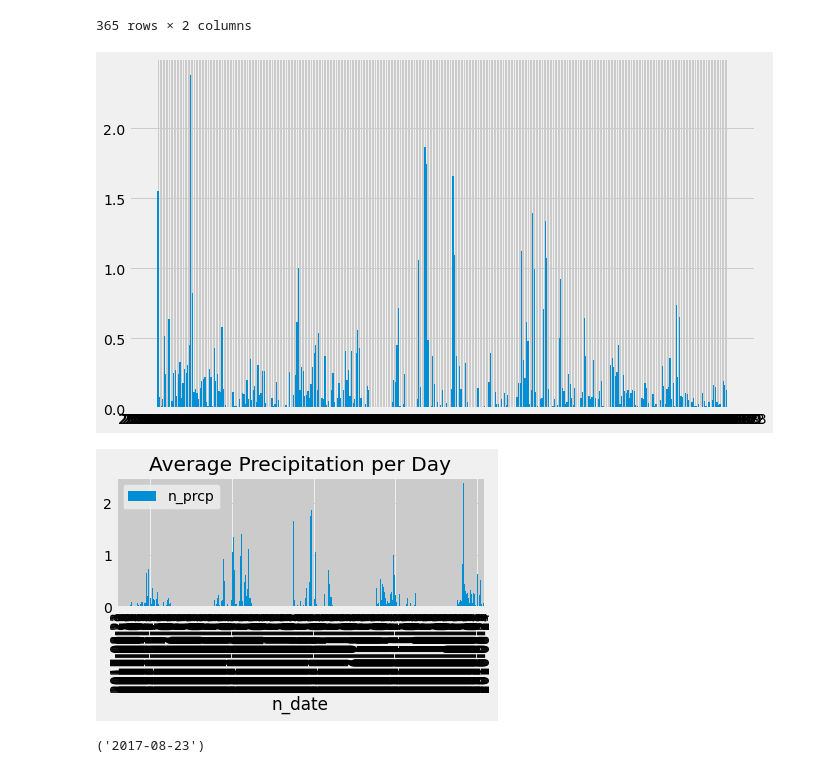
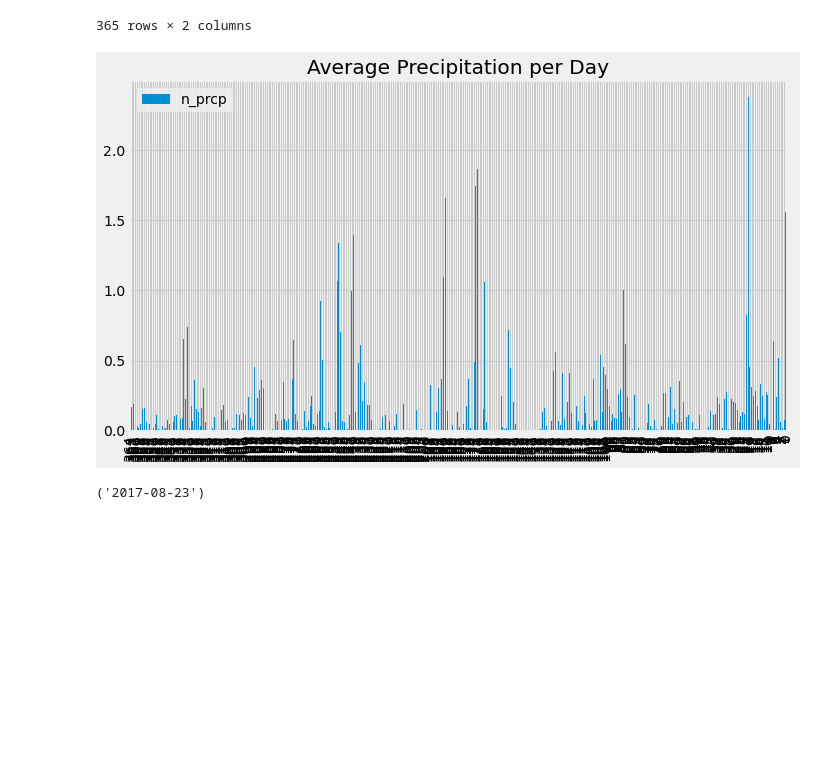
Before and after one commit to jtslater2/JTS-HW10-SQLAlchemy, a Jupyter notebook: climate_starter-jts.ipynb, the cells around one changed output. Cells and saved outputs as stored; diff of their text form; code cells hidden in the pictures; blank space fills up the shorter version.

```diff
--- a/climate_starter-jts.ipynb
+++ b/climate_starter-jts.ipynb
@@ -187,19 +189,17 @@ df2
 | 364 | 2017-08-23 | 0.132500 |
 365 rows × 2 columns
 # %%
-fig, ax = plt.subplots(figsize =(10,6))
-ax.bar(df2["n_date"],df2["n_prcp"])
+#fig, ax = plt.subplots(figsize =(10,6))
+#ax.bar(df2["n_date"],df2["n_prcp"])
 
 
-plt.show()
+#plt.show()
-# %% [output]
-[figure, removed]
 # %%
-df2.iloc[::-1].plot.bar(title="Average Precipitation per Day")
+df2.iloc[::-1].plot.bar(title="Average Precipitation per Day",figsize =(10,6))
 plt.tight_layout()
 plt.show()
 # %% [output]
-[figure, old version]
+[figure, new version]
 # %%
 # Design a query to retrieve the last 12 months of precipitation data and plot the results
 
```
Also changed, not shown: parts of 7 cells of this notebook, 1 other file.
